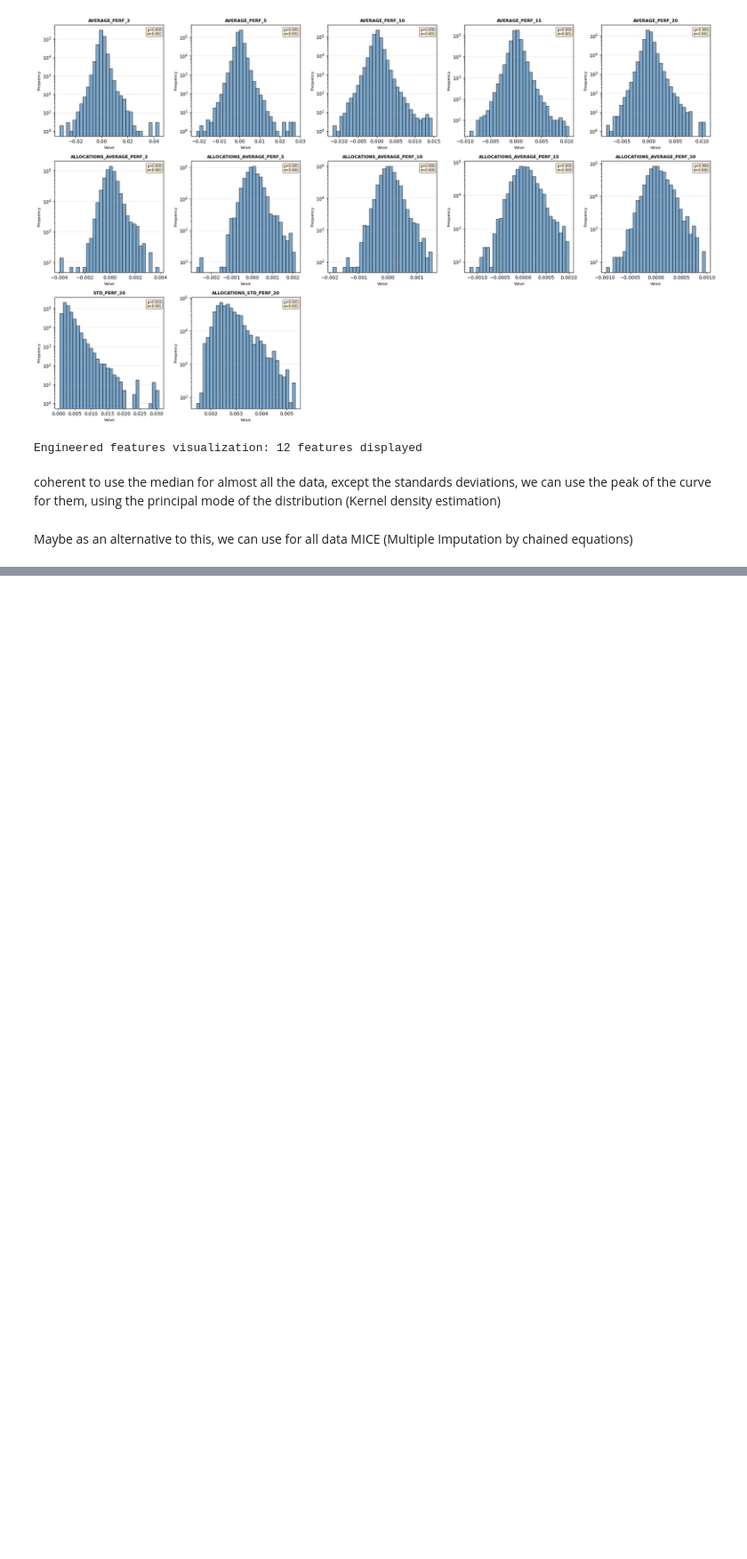
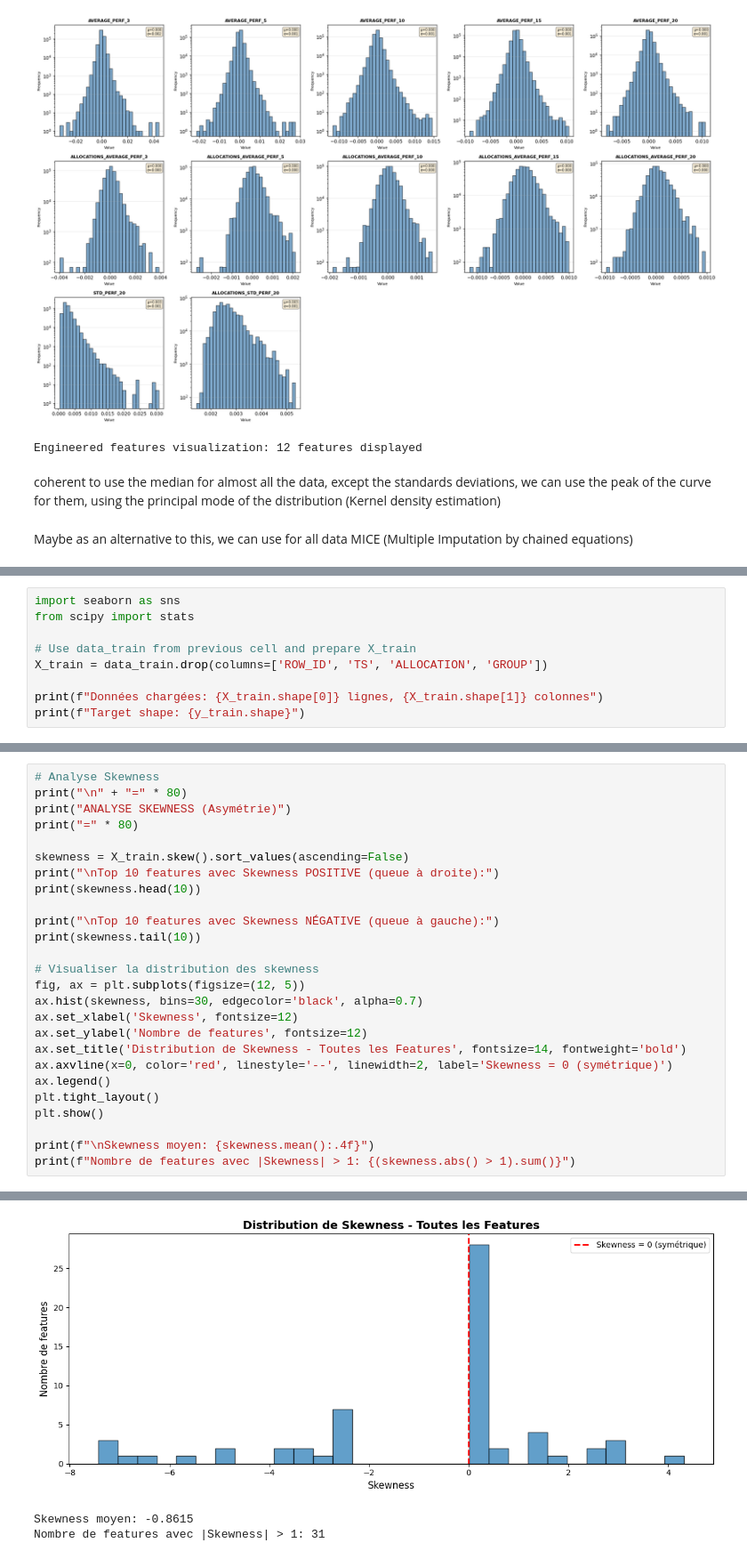
Before and after one commit to victorcamps70/asset-allocation, a Jupyter notebook: src/preprocessing/data_analysis.ipynb, the cells around one changed output, grey strips where cells are left out. Shown at 89% size. Drawn from its saved outputs; the diff is of its cells as text; blank space fills up the shorter version.

Commit message:
More data analysis

```diff
--- a/src/preprocessing/data_analysis.ipynb
+++ b/src/preprocessing/data_analysis.ipynb
@@ -206,0 +209,9 @@ Maybe as an alternative to this, we can use for all data MICE (Multiple Imputati
+# %%
+import seaborn as sns
+from scipy import stats
+
+# Use data_train from previous cell and prepare X_train
+X_train = data_train.drop(columns=['ROW_ID', 'TS', 'ALLOCATION', 'GROUP'])
+
+print(f"Données chargées: {X_train.shape[0]} lignes, {X_train.shape[1]} colonnes")
+print(f"Target shape: {y_train.shape}")
@@ -206,0 +257,27 @@ Maybe as an alternative to this, we can use for all data MICE (Multiple Imputati
+# %%
+# Analyse Skewness
+print("\n" + "=" * 80)
+print("ANALYSE SKEWNESS (Asymétrie)")
+print("=" * 80)
+
+skewness = X_train.skew().sort_values(ascending=False)
+print("\nTop 10 features avec Skewness POSITIVE (queue à droite):")
+print(skewness.head(10))
+
+print("\nTop 10 features avec Skewness NÉGATIVE (queue à gauche):")
+print(skewness.tail(10))
+
+# Visualiser la distribution des skewness
+fig, ax = plt.subplots(figsize=(12, 5))
+ax.hist(skewness, bins=30, edgecolor='black', alpha=0.7)
+ax.set_xlabel('Skewness', fontsize=12)
+ax.set_ylabel('Nombre de features', fontsize=12)
+ax.set_title('Distribution de Skewness - Toutes les Features', fontsize=14, fontweight='bold')
+ax.axvline(x=0, color='red', linestyle='--', linewidth=2, label='Skewness = 0 (symétrique)')
+ax.legend()
+plt.tight_layout()
+plt.show()
+
+print(f"\nSkewness moyen: {skewness.mean():.4f}")
+print(f"Nombre de features avec |Skewness| > 1: {(skewness.abs() > 1).sum()}")
+# %% [output]
@@ -206,0 +301,3 @@ Maybe as an alternative to this, we can use for all data MICE (Multiple Imputati
+[figure, added]
+Skewness moyen: -0.8615
+Nombre de features avec |Skewness| > 1: 31
```
Also changed, not shown: parts of 7 cells of this notebook.
